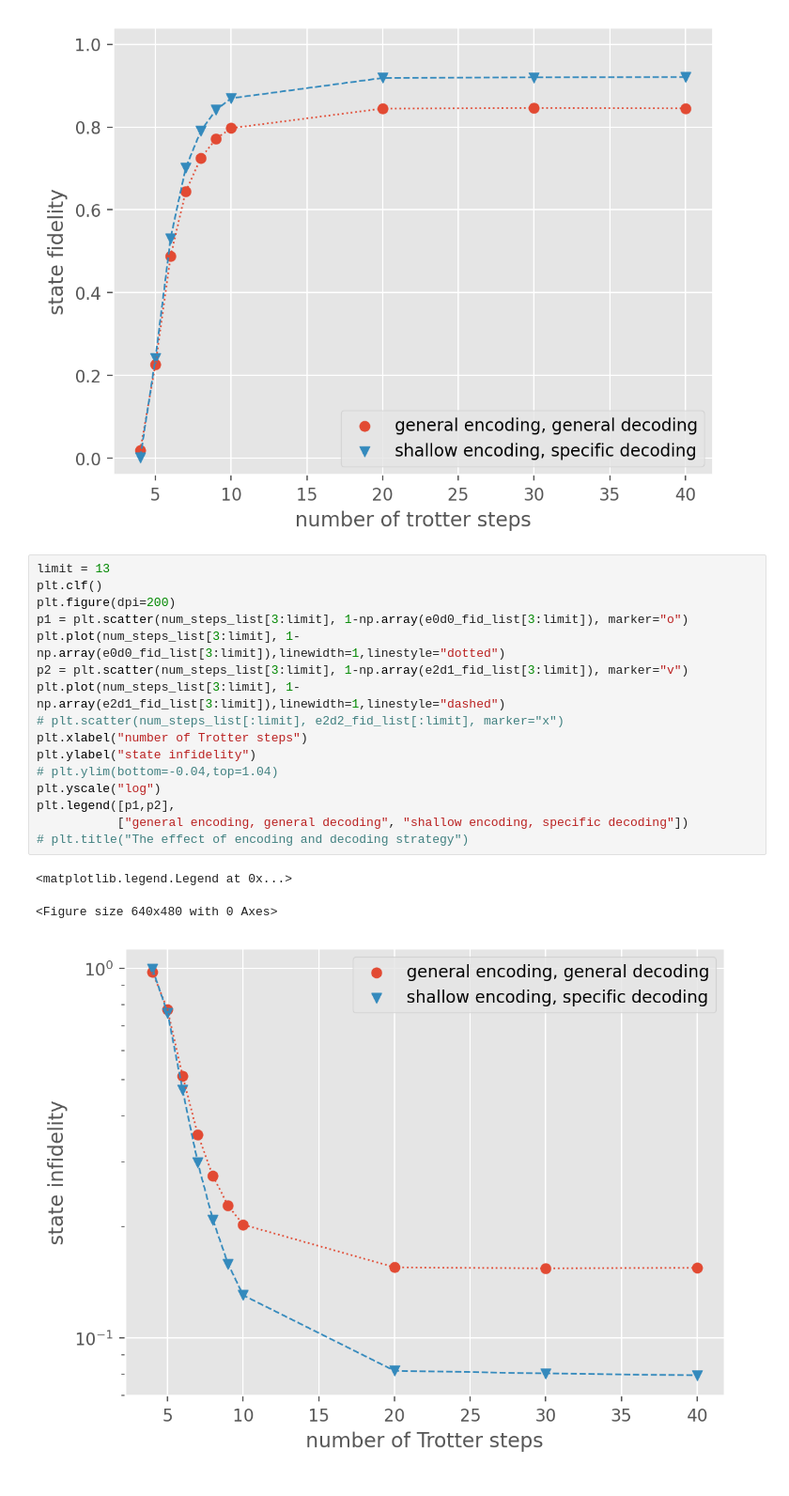
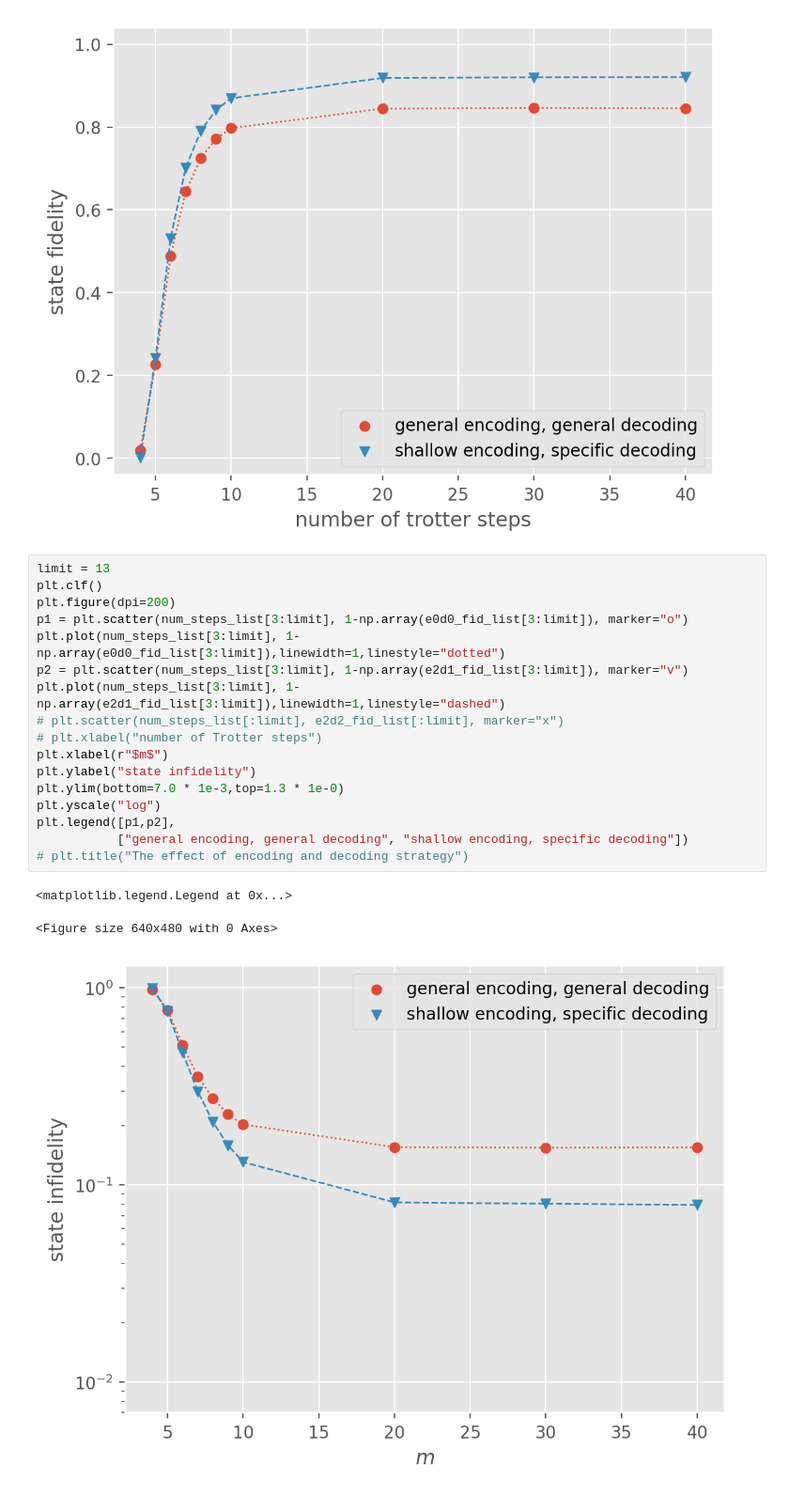
Before and after one commit to BOBO1997/osp_solutions, a Jupyter notebook: experiments/compare_encoding/analyze_202501013.ipynb, the cells around one changed output. Shown at 94% size. Drawn from its saved outputs; the diff is of its cells as text.

Commit message:
tailoured figures

```diff
--- a/experiments/compare_encoding/analyze_202501013.ipynb
+++ b/experiments/compare_encoding/analyze_202501013.ipynb
@@ -58,20 +58,21 @@ plt.legend([p1,p2],
 # %%
 limit = 13
 plt.clf()
 plt.figure(dpi=200)
 p1 = plt.scatter(num_steps_list[3:limit], 1-np.array(e0d0_fid_list[3:limit]), marker="o")
 plt.plot(num_steps_list[3:limit], 1-np.array(e0d0_fid_list[3:limit]),linewidth=1,linestyle="dotted")
 p2 = plt.scatter(num_steps_list[3:limit], 1-np.array(e2d1_fid_list[3:limit]), marker="v")
 plt.plot(num_steps_list[3:limit], 1-np.array(e2d1_fid_list[3:limit]),linewidth=1,linestyle="dashed")
 # plt.scatter(num_steps_list[:limit], e2d2_fid_list[:limit], marker="x")
-plt.xlabel("number of Trotter steps")
+# plt.xlabel("number of Trotter steps")
+plt.xlabel(r"$m$")
 plt.ylabel("state infidelity")
-# plt.ylim(bottom=-0.04,top=1.04)
+plt.ylim(bottom=7.0 * 1e-3,top=1.3 * 1e-0)
 plt.yscale("log")
 plt.legend([p1,p2],
            ["general encoding, general decoding", "shallow encoding, specific decoding"])
 # plt.title("The effect of encoding and decoding strategy")
 # %% [output]
 <matplotlib.legend.Legend at 0x...>
 <Figure size 640x480 with 0 Axes>
-[figure, old version]
+[figure, new version]
```
Also changed, not shown: 10 other files.
